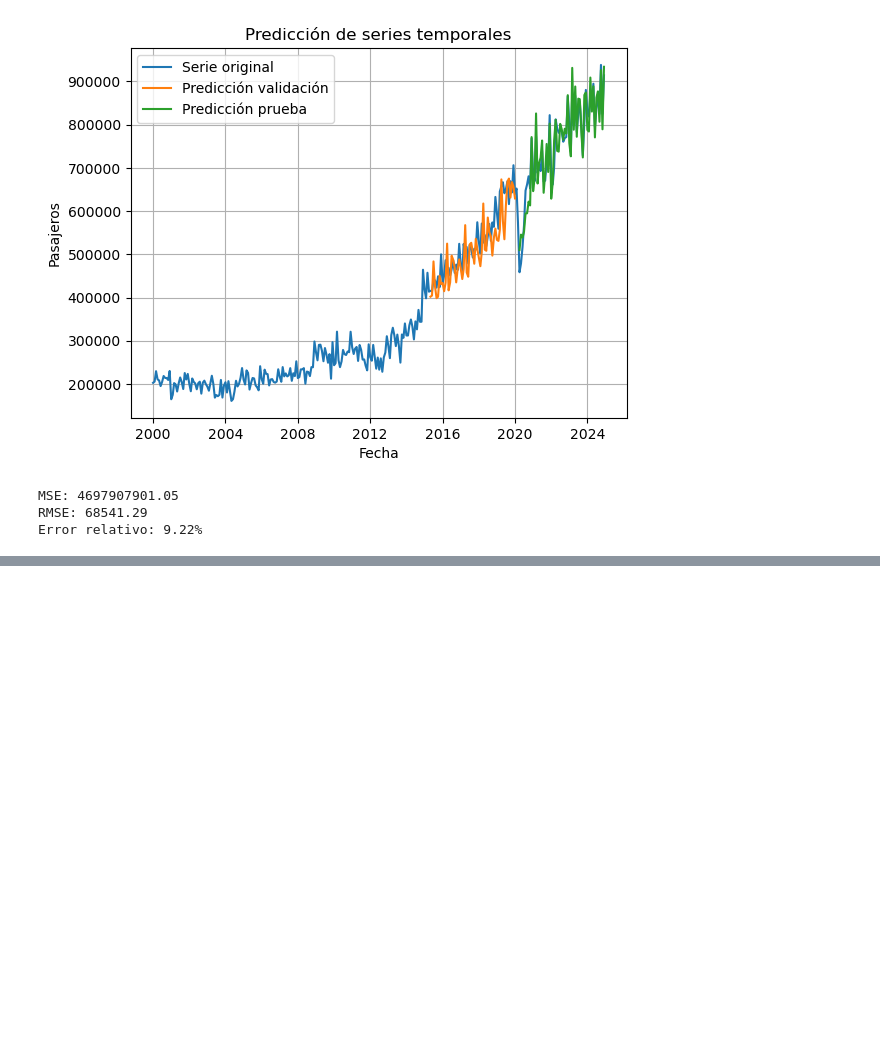
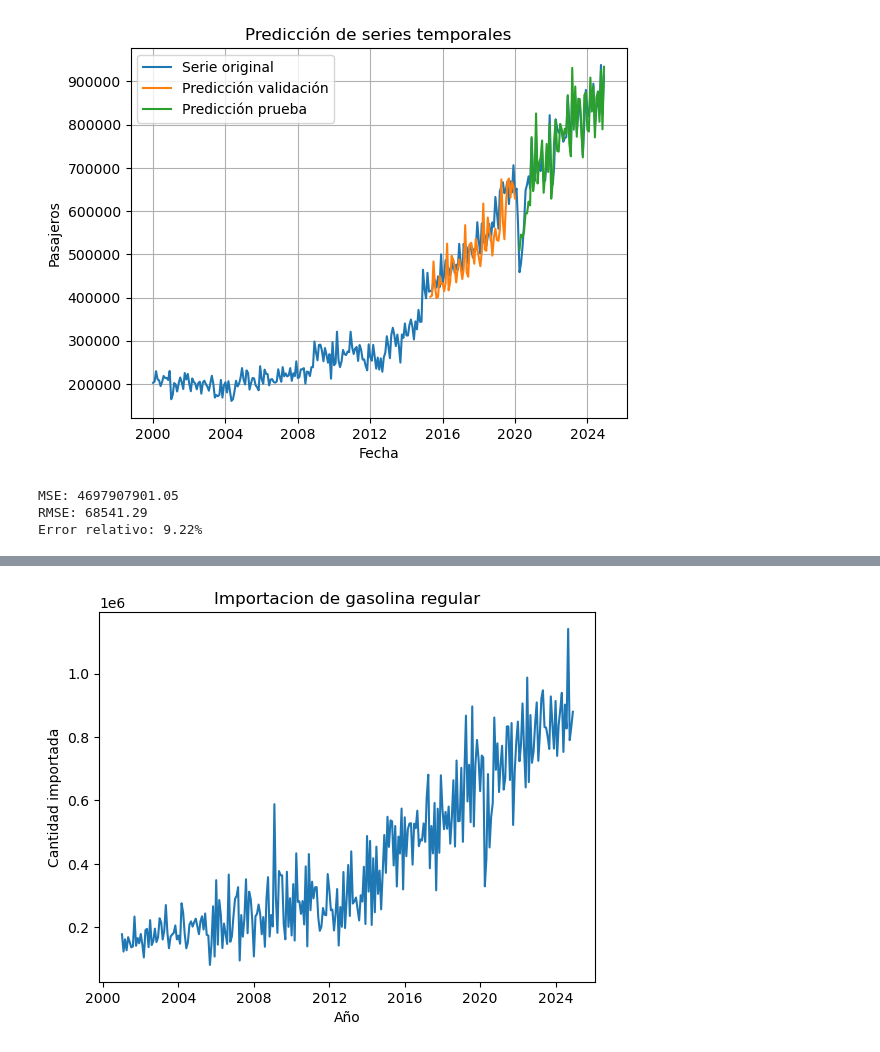
Before and after one commit to ignaciomendeza/DS-Lab.-2, a Jupyter notebook: lab2.ipynb, the cells around one changed output, grey strips where cells are left out. Saved outputs shown, nothing was run; the diff lists cells and outputs as text; code cells hidden in the pictures; blank space fills up the shorter version.

```diff
--- a/lab2.ipynb
+++ b/lab2.ipynb
@@ -594,0 +598,2 @@ Error relativo: 9.22%
+# %%
+importaciones.set_index('Fecha', inplace=True)
@@ -594,0 +610,3 @@ Error relativo: 9.22%
+# %%
+regular_i = importaciones[["Gasolina regular"]]
+regular_i
@@ -594,0 +628,6 @@ Error relativo: 9.22%
+# %%
+plt.plot(regular_i)
+plt.gca().set(title="Importacion de gasolina regular", xlabel="Año", ylabel="Cantidad importada")
+plt.show()
+# %% [output]
+[figure, added]
```
Also changed, not shown: parts of 31 cells of this notebook.
